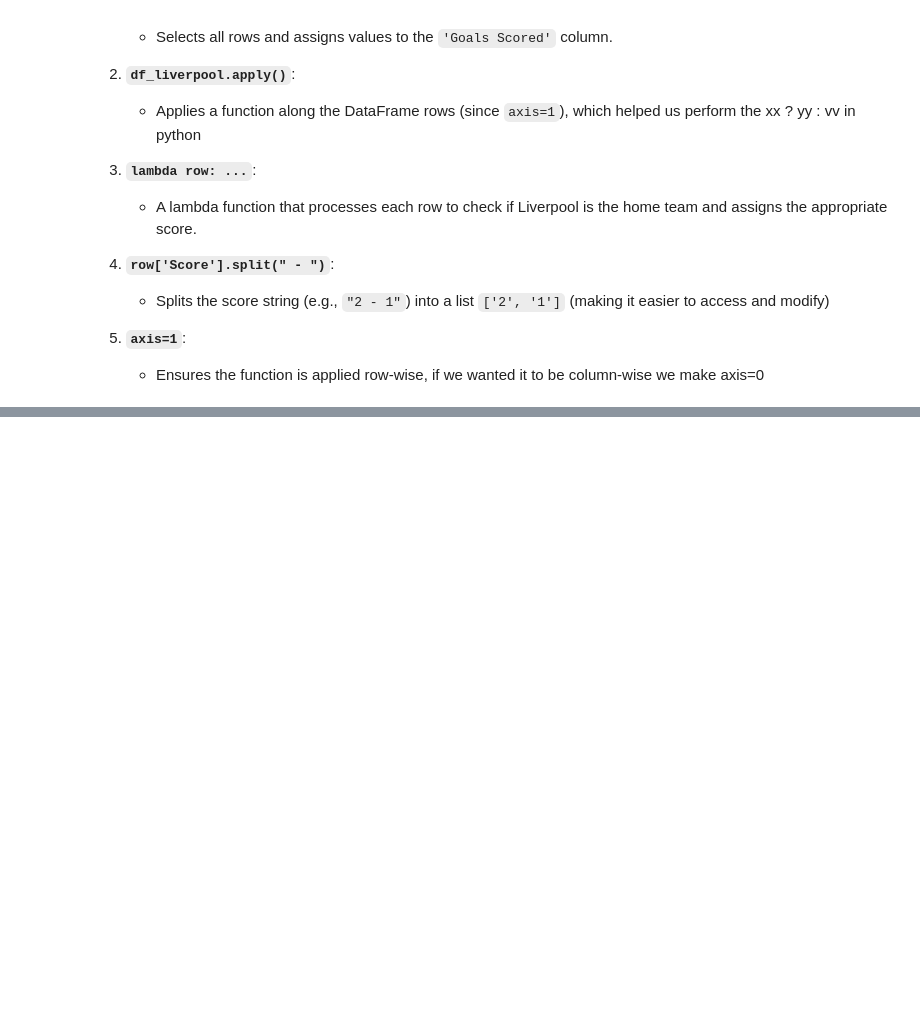
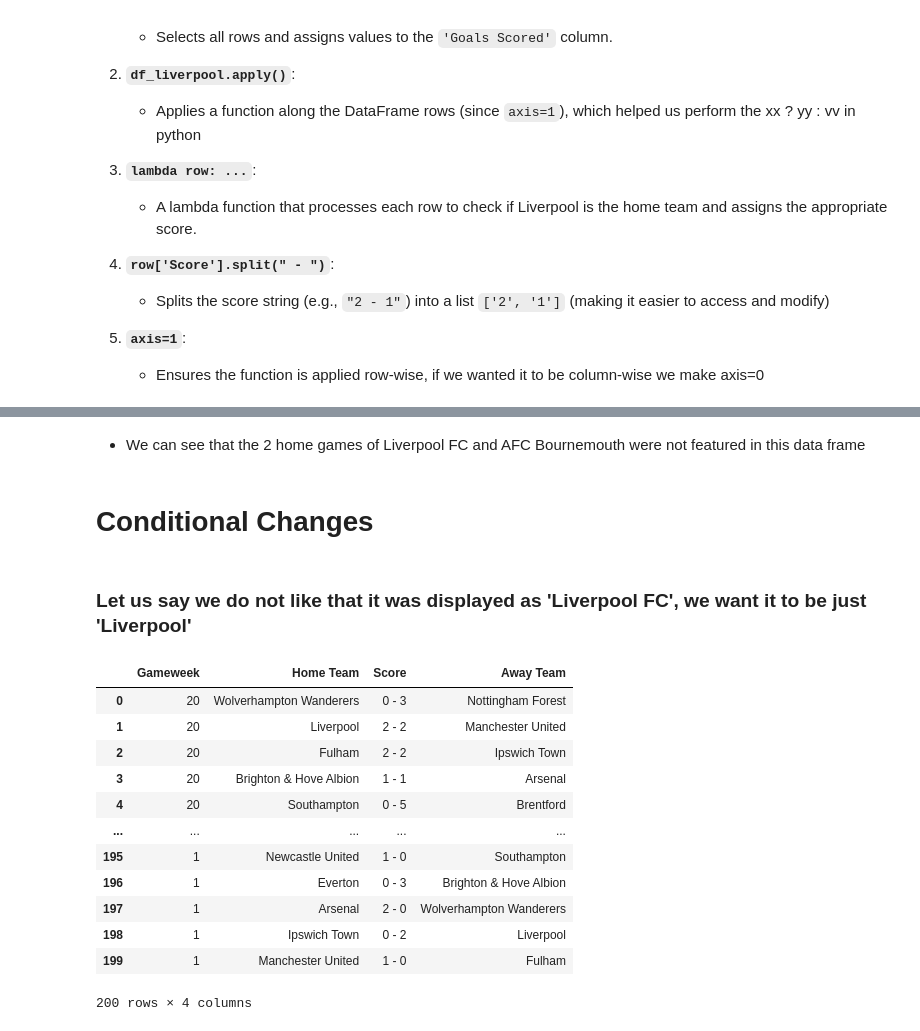
Before and after one commit to alyelaswad/PL-insights, a Jupyter notebook: guides/Pandas.ipynb, the cells around one changed output, grey strips where cells are left out. Cells and saved outputs as stored; diff of their text form; code cells hidden in the pictures; blank space fills up the shorter version.

```diff
--- a/guides/Pandas.ipynb
+++ b/guides/Pandas.ipynb
@@ -228,0 +285,25 @@ sum
+# %% [markdown]
+* We can see that the 2 home games of Liverpool FC and AFC Bournemouth were not featured in this data frame
+# %% [markdown]
+# Conditional Changes
+# %% [markdown]
+### Let us say we do not like that it was displayed as 'Liverpool FC', we want it to be just 'Liverpool'
+# %%
+df.loc[df['Home Team'] == 'Liverpool FC', 'Home Team'] = 'Liverpool'
+df.loc[df['Away Team'] == 'Liverpool FC', 'Away Team'] = 'Liverpool'
+
+df
+# %% [output]
+|  | Gameweek | Home Team | Score | Away Team |
+| 0 | 20 | Wolverhampton Wanderers | 0 - 3 | Nottingham Forest |
+| 1 | 20 | Liverpool | 2 - 2 | Manchester United |
+| 2 | 20 | Fulham | 2 - 2 | Ipswich Town |
+| 3 | 20 | Brighton & Hove Albion | 1 - 1 | Arsenal |
+| 4 | 20 | Southampton | 0 - 5 | Brentford |
+| ... | ... | ... | ... | ... |
+| 195 | 1 | Newcastle United | 1 - 0 | Southampton |
+| 196 | 1 | Everton | 0 - 3 | Brighton & Hove Albion |
+| 197 | 1 | Arsenal | 2 - 0 | Wolverhampton Wanderers |
+| 198 | 1 | Ipswich Town | 0 - 2 | Liverpool |
+| 199 | 1 | Manchester United | 1 - 0 | Fulham |
+200 rows × 4 columns
```
Also changed, not shown: parts of 8 cells of this notebook.
